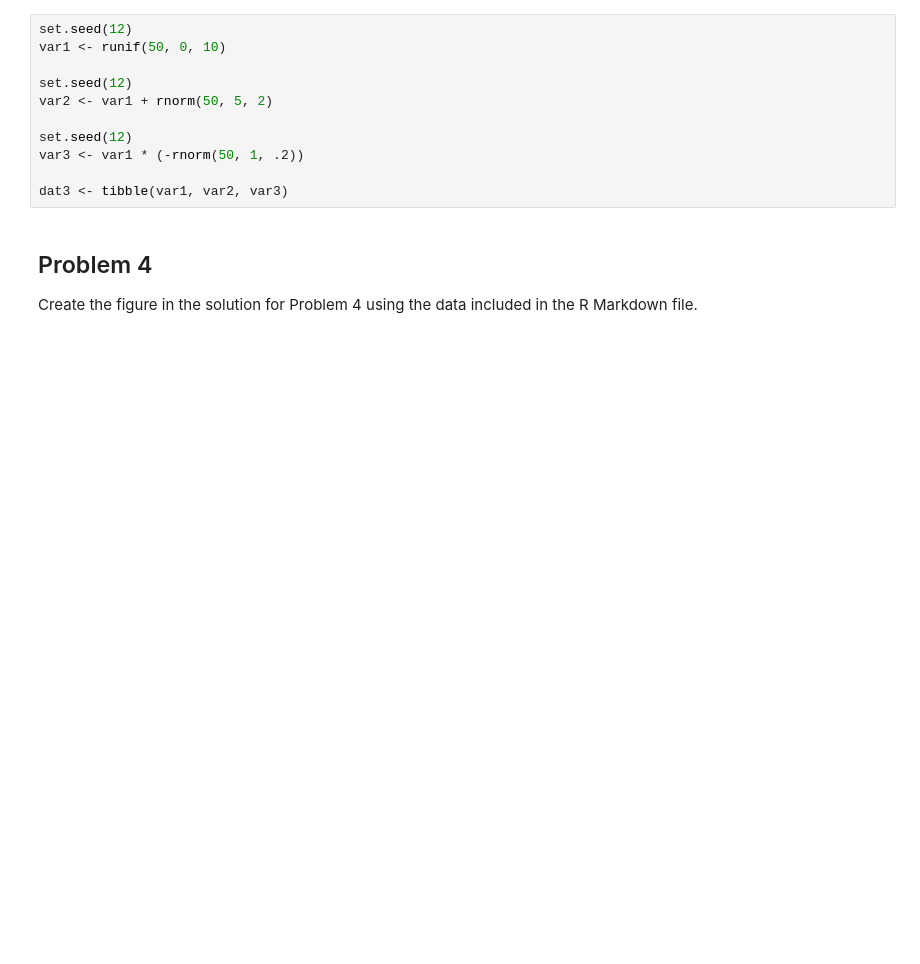
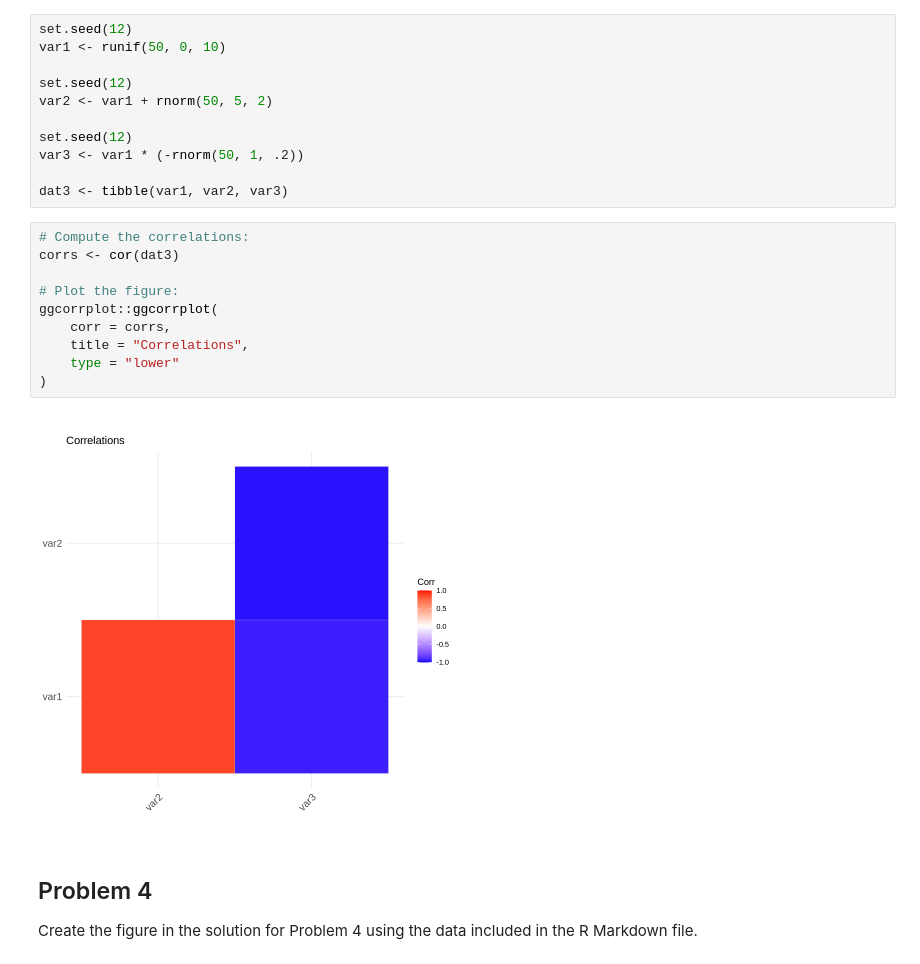
Before and after one commit to mwoitek/r_advanced_data_visualization, a Jupyter notebook: assignment_1/peer_review_1.ipynb, the cells around one changed output. Cells and saved outputs as stored; diff of their text form; blank space fills up the shorter version.

```diff
--- a/assignment_1/peer_review_1.ipynb
+++ b/assignment_1/peer_review_1.ipynb
@@ -53,6 +84,18 @@ set.seed(12)
 var3 <- var1 * (-rnorm(50, 1, .2))
 
 dat3 <- tibble(var1, var2, var3)
+# %%
+# Compute the correlations:
+corrs <- cor(dat3)
+
+# Plot the figure:
+ggcorrplot::ggcorrplot(
+    corr = corrs,
+    title = "Correlations",
+    type = "lower"
+)
+# %% [output]
+[figure, added]
 # %% [markdown]
 ## Problem 4
 
```
Also changed, not shown: parts of 9 cells of this notebook, 3 other files.
